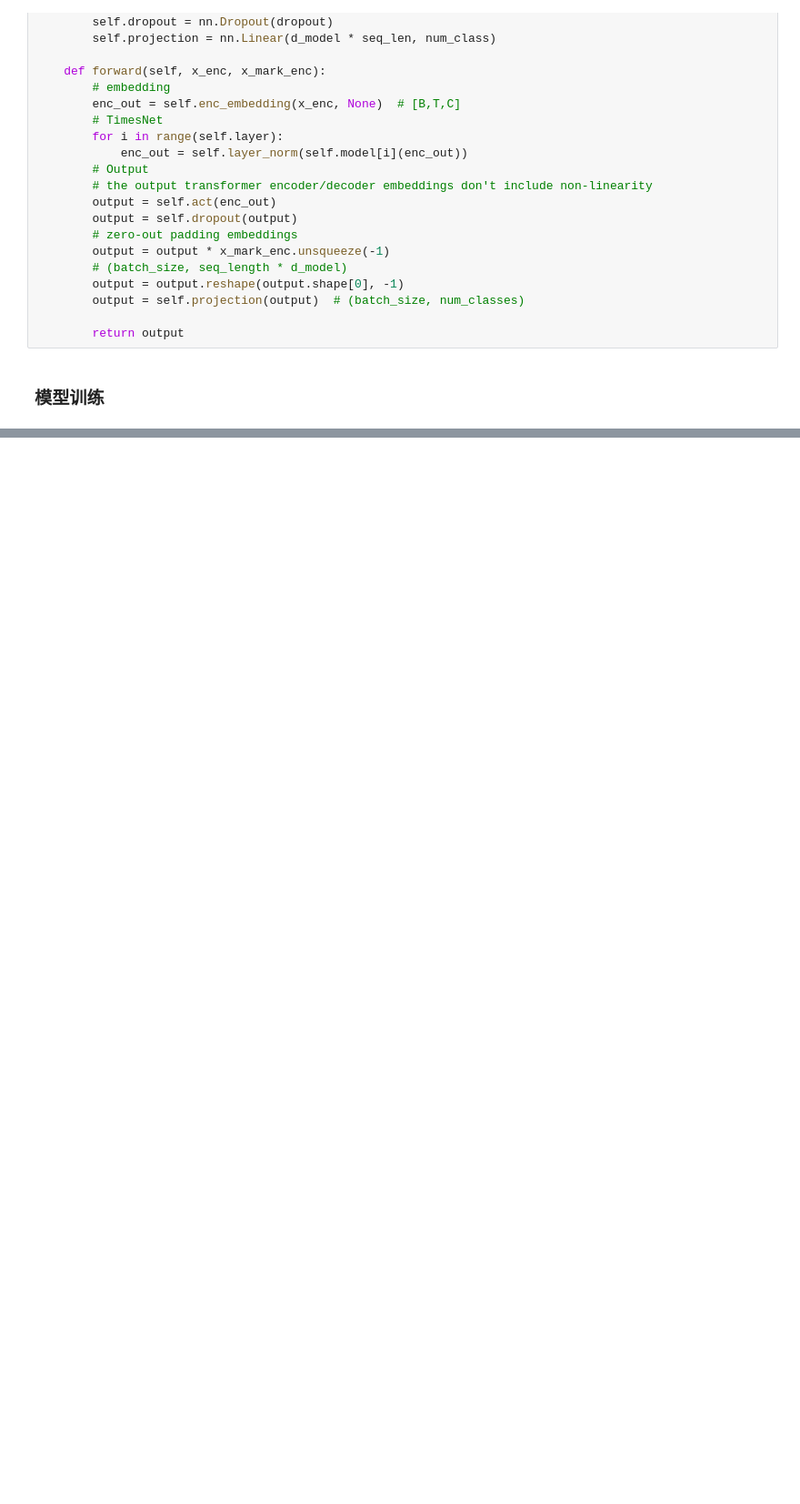
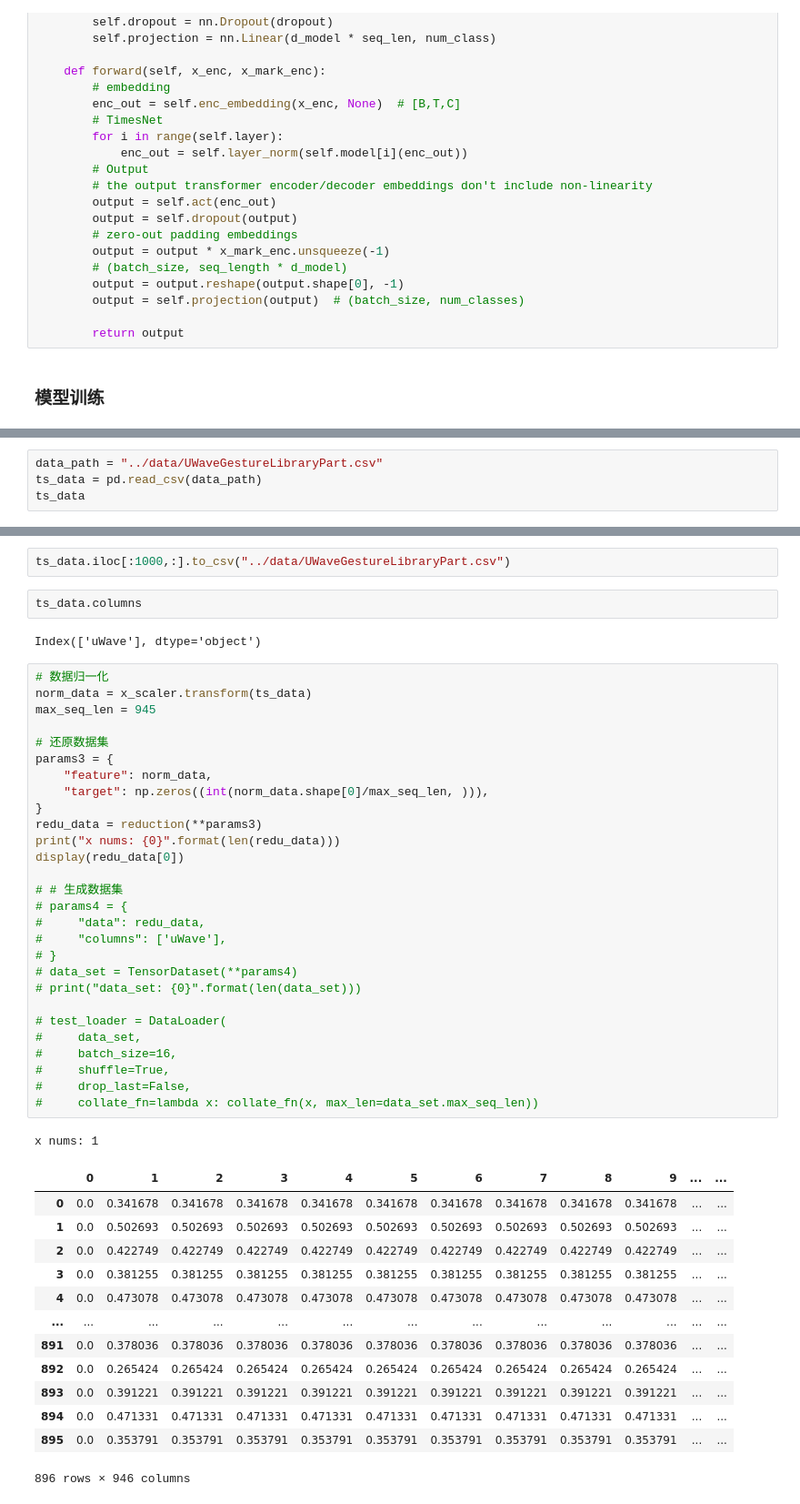
Before and after one commit to caoyuyu2021/src, a Jupyter notebook: 01.python/05.practice/02.time_series/src/15.时间序列.ipynb, the cells around one changed output, grey strips where cells are left out. Shown at 91% size. Cells and saved outputs as stored; diff of their text form; blank space fills up the shorter version.

```diff
--- a/01.python/05.practice/02.time_series/src/15.时间序列.ipynb
+++ b/01.python/05.practice/02.time_series/src/15.时间序列.ipynb
@@ -883,0 +1130,4 @@ KeyboardInterrupt:
+# %%
+data_path = "../data/UWaveGestureLibraryPart.csv"
+ts_data = pd.read_csv(data_path)
+ts_data
@@ -883,0 +1148,49 @@ KeyboardInterrupt:
+# %%
+ts_data.iloc[:1000,:].to_csv("../data/UWaveGestureLibraryPart.csv")
+# %%
+ts_data.columns
+# %% [output]
+Index(['uWave'], dtype='object')
+# %%
+# 数据归一化
+norm_data = x_scaler.transform(ts_data)
+max_seq_len = 945
+
+# 还原数据集
+params3 = {
+    "feature": norm_data,
+    "target": np.zeros((int(norm_data.shape[0]/max_seq_len, ))),
+}
+redu_data = reduction(**params3)
+print("x nums: {0}".format(len(redu_data)))
+display(redu_data[0])
+
+# # 生成数据集
+# params4 = {
+#     "data": redu_data,
+#     "columns": ['uWave'],
+# }
+# data_set = TensorDataset(**params4)
+# print("data_set: {0}".format(len(data_set)))
+
+# test_loader = DataLoader(
+#     data_set,
+#     batch_size=16,
+#     shuffle=True,
+#     drop_last=False,
+#     collate_fn=lambda x: collate_fn(x, max_len=data_set.max_seq_len))
+# %% [output]
+x nums: 1
+|  | 0 | 1 | 2 | 3 | 4 | 5 | 6 | 7 | 8 | 9 | ... | ... |
+| 0 | 0.0 | 0.341678 | 0.341678 | 0.341678 | 0.341678 | 0.341678 | 0.341678 | 0.341678 | 0.341678 | 0.341678 | ... | ... |
+| 1 | 0.0 | 0.502693 | 0.502693 | 0.502693 | 0.502693 | 0.502693 | 0.502693 | 0.502693 | 0.502693 | 0.502693 | ... | ... |
+| 2 | 0.0 | 0.422749 | 0.422749 | 0.422749 | 0.422749 | 0.422749 | 0.422749 | 0.422749 | 0.422749 | 0.422749 | ... | ... |
+| 3 | 0.0 | 0.381255 | 0.381255 | 0.381255 | 0.381255 | 0.381255 | 0.381255 | 0.381255 | 0.381255 | 0.381255 | ... | ... |
+| 4 | 0.0 | 0.473078 | 0.473078 | 0.473078 | 0.473078 | 0.473078 | 0.473078 | 0.473078 | 0.473078 | 0.473078 | ... | ... |
+| ... | ... | ... | ... | ... | ... | ... | ... | ... | ... | ... | ... | ... |
+| 891 | 0.0 | 0.378036 | 0.378036 | 0.378036 | 0.378036 | 0.378036 | 0.378036 | 0.378036 | 0.378036 | 0.378036 | ... | ... |
+| 892 | 0.0 | 0.265424 | 0.265424 | 0.265424 | 0.265424 | 0.265424 | 0.265424 | 0.265424 | 0.265424 | 0.265424 | ... | ... |
+| 893 | 0.0 | 0.391221 | 0.391221 | 0.391221 | 0.391221 | 0.391221 | 0.391221 | 0.391221 | 0.391221 | 0.391221 | ... | ... |
+| 894 | 0.0 | 0.471331 | 0.471331 | 0.471331 | 0.471331 | 0.471331 | 0.471331 | 0.471331 | 0.471331 | 0.471331 | ... | ... |
+| 895 | 0.0 | 0.353791 | 0.353791 | 0.353791 | 0.353791 | 0.353791 | 0.353791 | 0.353791 | 0.353791 | 0.353791 | ... | ... |
+896 rows × 946 columns
```
Also changed, not shown: parts of 30 cells of this notebook, 7 other files.
